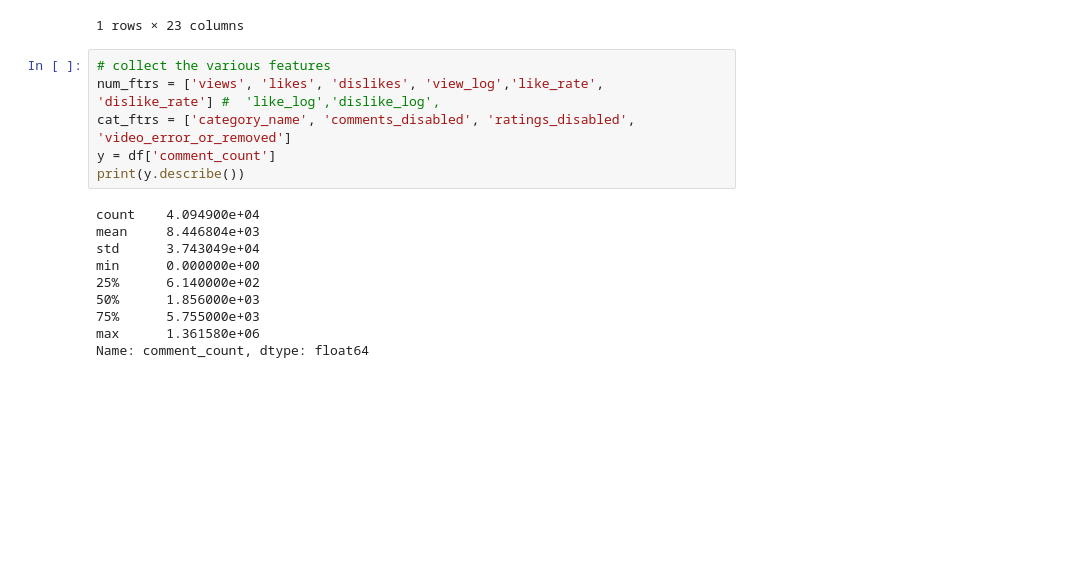
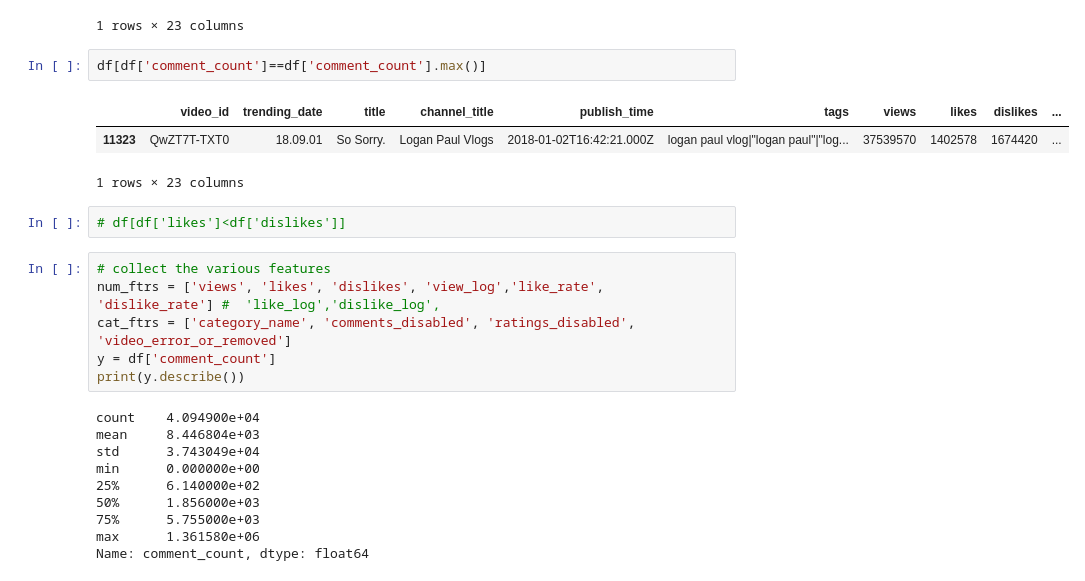
Before and after one commit to tongxinw/YouTube_video_analysis, a Jupyter notebook: process.ipynb, the cells around one changed output. Drawn from its saved outputs; the diff is of its cells as text; blank space fills up the shorter version.

```diff
--- a/process.ipynb
+++ b/process.ipynb
@@ -137,6 +124,14 @@ df[df['interaction_rate']==df['interaction_rate'].max()]
 |  | video_id | trending_date | title | channel_title | publish_time | tags | views | likes | dislikes | ... |
 | 10200 | LsoLEjrDogU | 18.04.01 | Bruno Mars - Finesse (Remix) [Fea... | Bruno Mars | 2018-01-04T04:49:43.000Z | Bruno Mars|"Finesse"|"Cardi B"|"F... | 548621 | 159356 | 2374 | ... |
 1 rows × 23 columns
+# %%
+df[df['comment_count']==df['comment_count'].max()]
+# %% [output]
+|  | video_id | trending_date | title | channel_title | publish_time | tags | views | likes | dislikes | ... |
+| 11323 | QwZT7T-TXT0 | 18.09.01 | So Sorry. | Logan Paul Vlogs | 2018-01-02T16:42:21.000Z | logan paul vlog|"logan paul"|"log... | 37539570 | 1402578 | 1674420 | ... |
+1 rows × 23 columns
+# %%
+# df[df['likes']<df['dislikes']]
 # %%
 # collect the various features
 num_ftrs = ['views', 'likes', 'dislikes', 'view_log','like_rate', 'dislike_rate'] #  'like_log','dislike_log',
```
Also changed, not shown: parts of 2 cells of this notebook.
